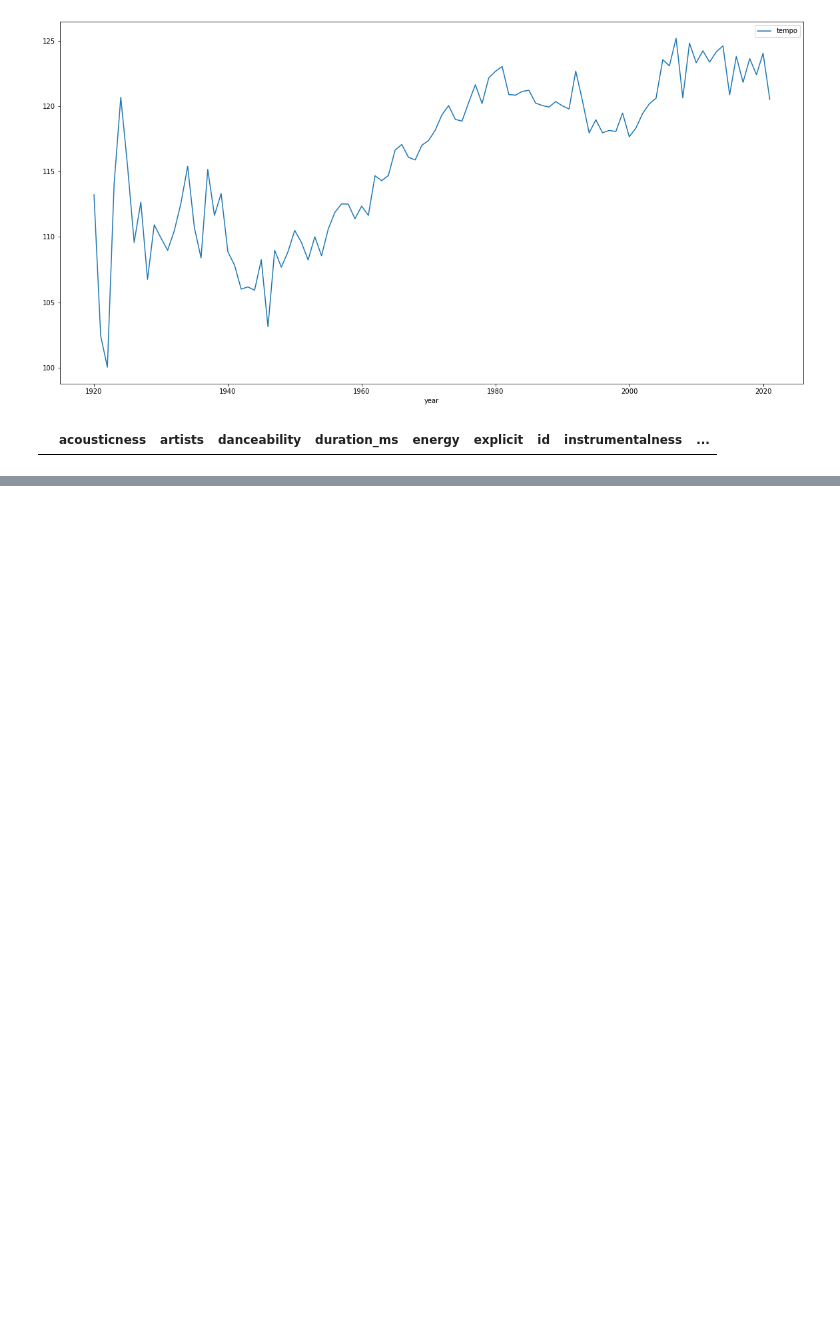
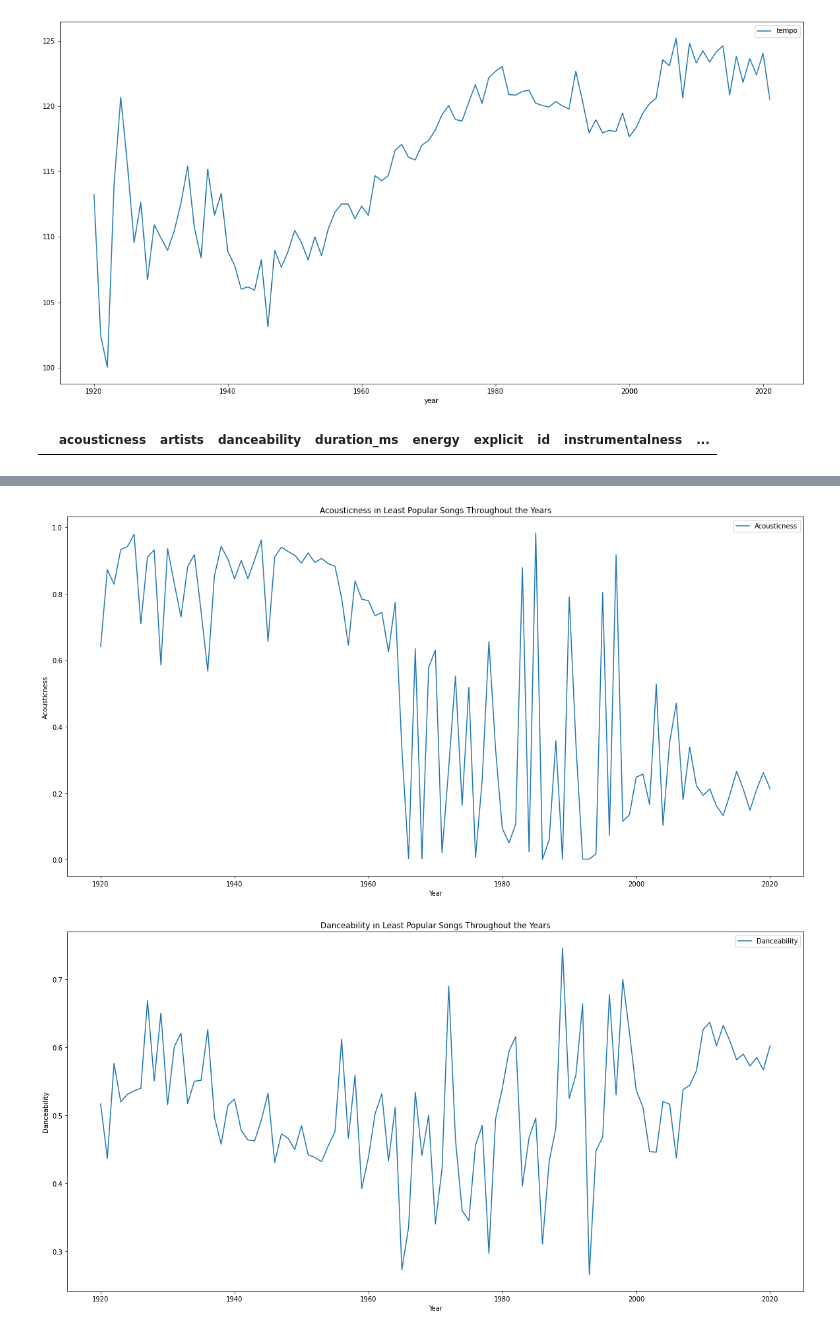
Before and after one commit to shchee5/TurnUptheData, a Jupyter notebook: Resources/CleanFullData.ipynb, the cells around one changed output, grey strips where cells are left out. Drawn from its saved outputs; the diff is of its cells as text; code cells hidden in the pictures; blank space fills up the shorter version.

```diff
--- a/Resources/CleanFullData.ipynb
+++ b/Resources/CleanFullData.ipynb
@@ -137,0 +167,13 @@ for i in column_list:
+# %%
+df_final2['duration_ms'] = df_final2['duration_ms'].astype(float)
+df_final2['explicit'] = df_final2['explicit'].astype(int)
+df_final2['key'] = df_final2['key'].astype(float)
+df_final2['popularity'] = df_final2['popularity'].astype(int)
+# %%
+df_final2['duration_ms'] = df_final2['duration_ms']/60000
+df_final2.rename(columns={'duration_ms':'duration_s'},inplace = True)
+# %%
+df_final_mean2 = df_final2.groupby('year').mean().reset_index()
+# %%
+df_final_mean2.columns = df_final_mean2.columns.str.title()
+df_final_mean2
@@ -137,0 +196,10 @@ for i in column_list:
+# %%
+for i in column_list:
+    df_final_mean2.plot(kind='line',x='Year',y=i,figsize=(20,10))
+    plt.title(f'{i} in Least Popular Songs Throughout the Years')
+    plt.xlabel('Year')
+    plt.ylabel(i)
+    plt.show();
+# %% [output]
+[figure, added]
+[figure, added]
```
Also changed, not shown: parts of 11 cells of this notebook, 3 other files.
